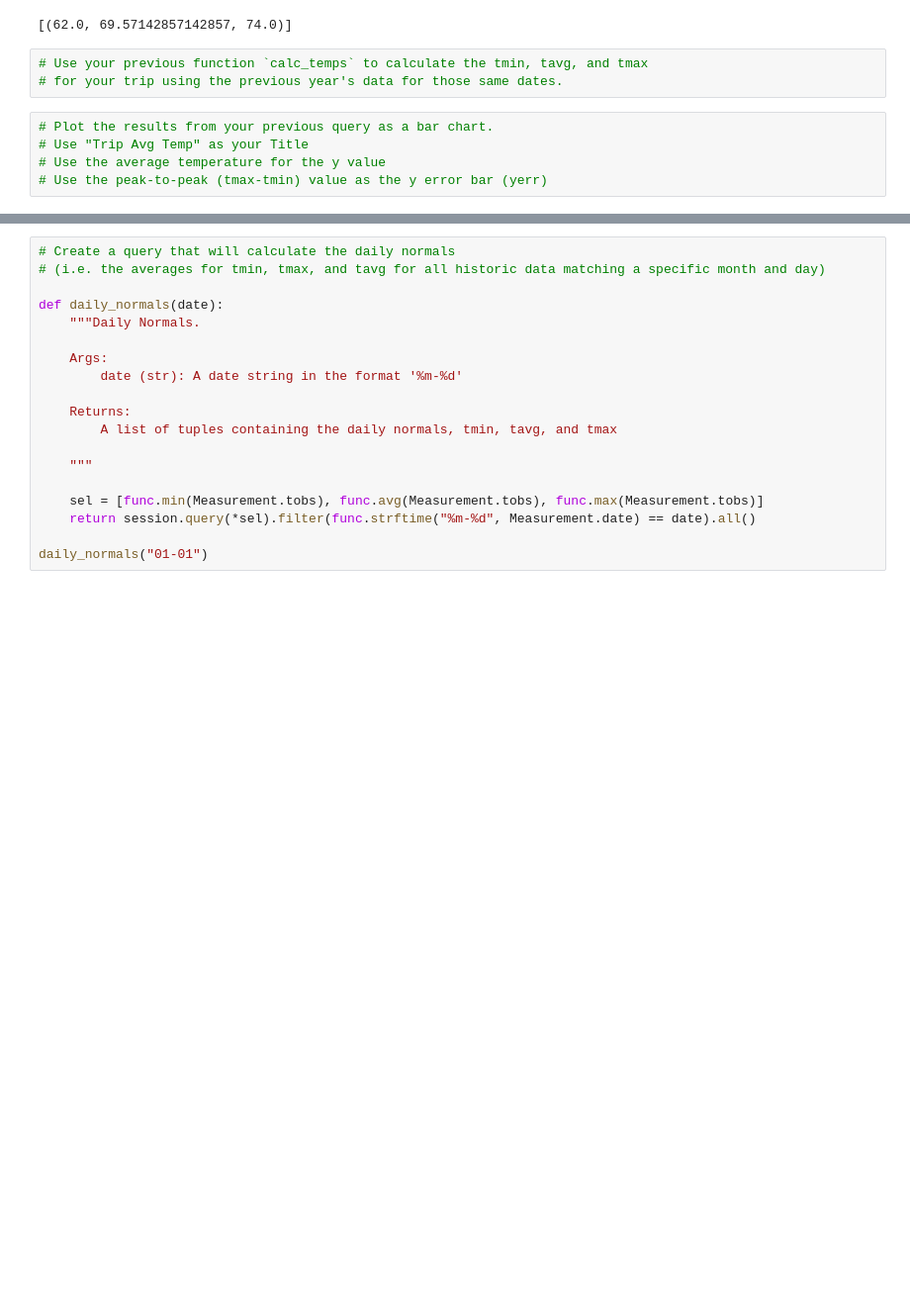
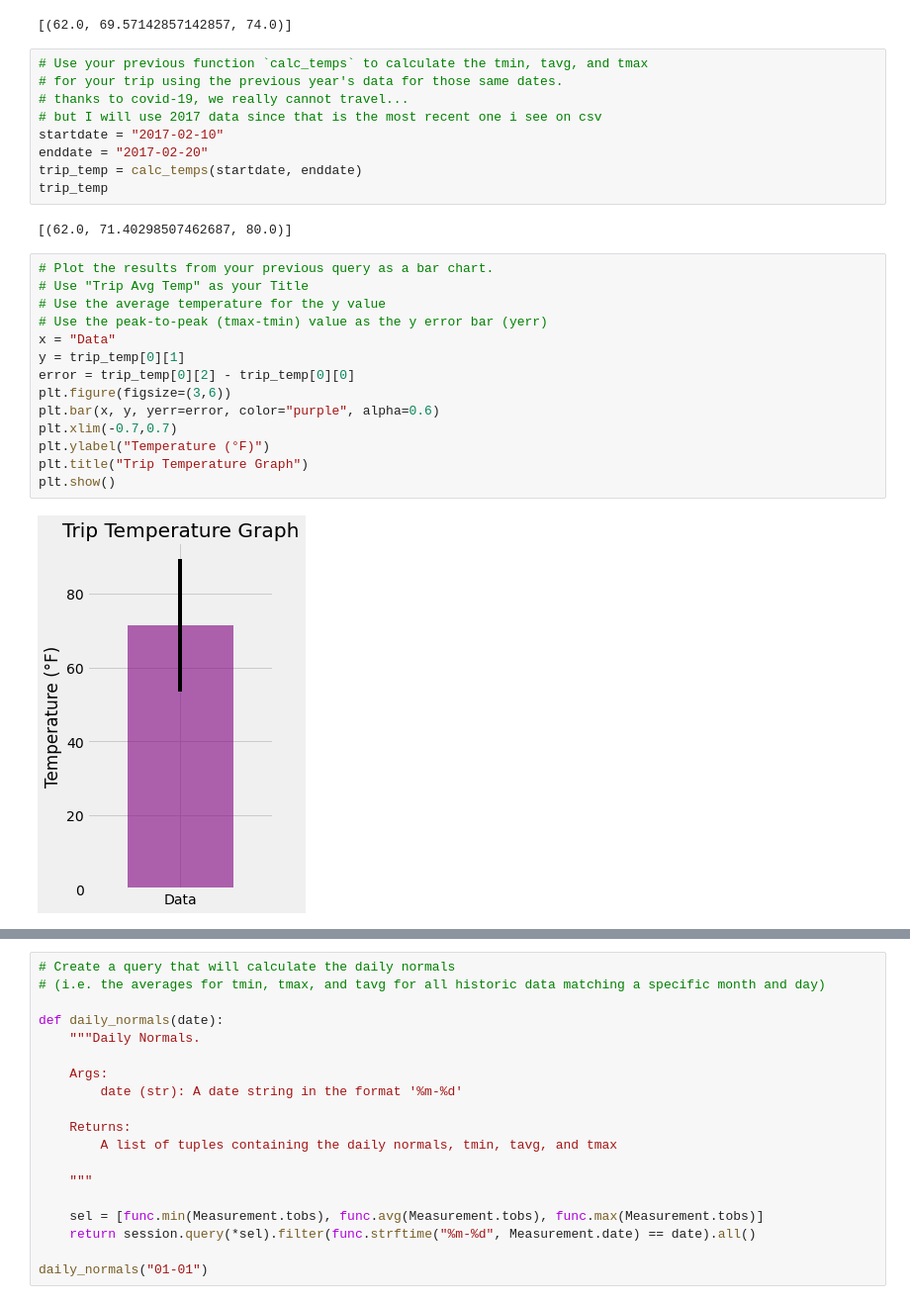
Before and after one commit to jdkwak1994/sqlalchemy-challenge, a Jupyter notebook: climate_starter.ipynb, the cells around one changed output, grey strips where cells are left out. Shown: that part at 99% size. Cells and saved outputs as stored; diff of their text form; blank space fills up the shorter version.

```diff
--- a/climate_starter.ipynb
+++ b/climate_starter.ipynb
@@ -219,11 +193,30 @@ print(calc_temps('2012-02-28', '2012-03-05'))
 # %%
 # Use your previous function `calc_temps` to calculate the tmin, tavg, and tmax
 # for your trip using the previous year's data for those same dates.
+# thanks to covid-19, we really cannot travel...
+# but I will use 2017 data since that is the most recent one i see on csv
+startdate = "2017-02-10"
+enddate = "2017-02-20"
+trip_temp = calc_temps(startdate, enddate)
+trip_temp
+# %% [output]
+[(62.0, 71.40298507462687, 80.0)]
 # %%
 # Plot the results from your previous query as a bar chart.
 # Use "Trip Avg Temp" as your Title
 # Use the average temperature for the y value
 # Use the peak-to-peak (tmax-tmin) value as the y error bar (yerr)
+x = "Data"
+y = trip_temp[0][1]
+error = trip_temp[0][2] - trip_temp[0][0]
+plt.figure(figsize=(3,6))
+plt.bar(x, y, yerr=error, color="purple", alpha=0.6)
+plt.xlim(-0.7,0.7)
+plt.ylabel("Temperature (°F)")
+plt.title("Trip Temperature Graph")
+plt.show()
+# %% [output]
+[figure, added]
 # %%
 # Calculate the total amount of rainfall per weather station for your trip dates using the previous year's matching dates.
 # Sort this in descending order by precipitation amount and list the station, name, latitude, longitude, and elevation
```
Also changed, not shown: parts of 7 cells of this notebook.
